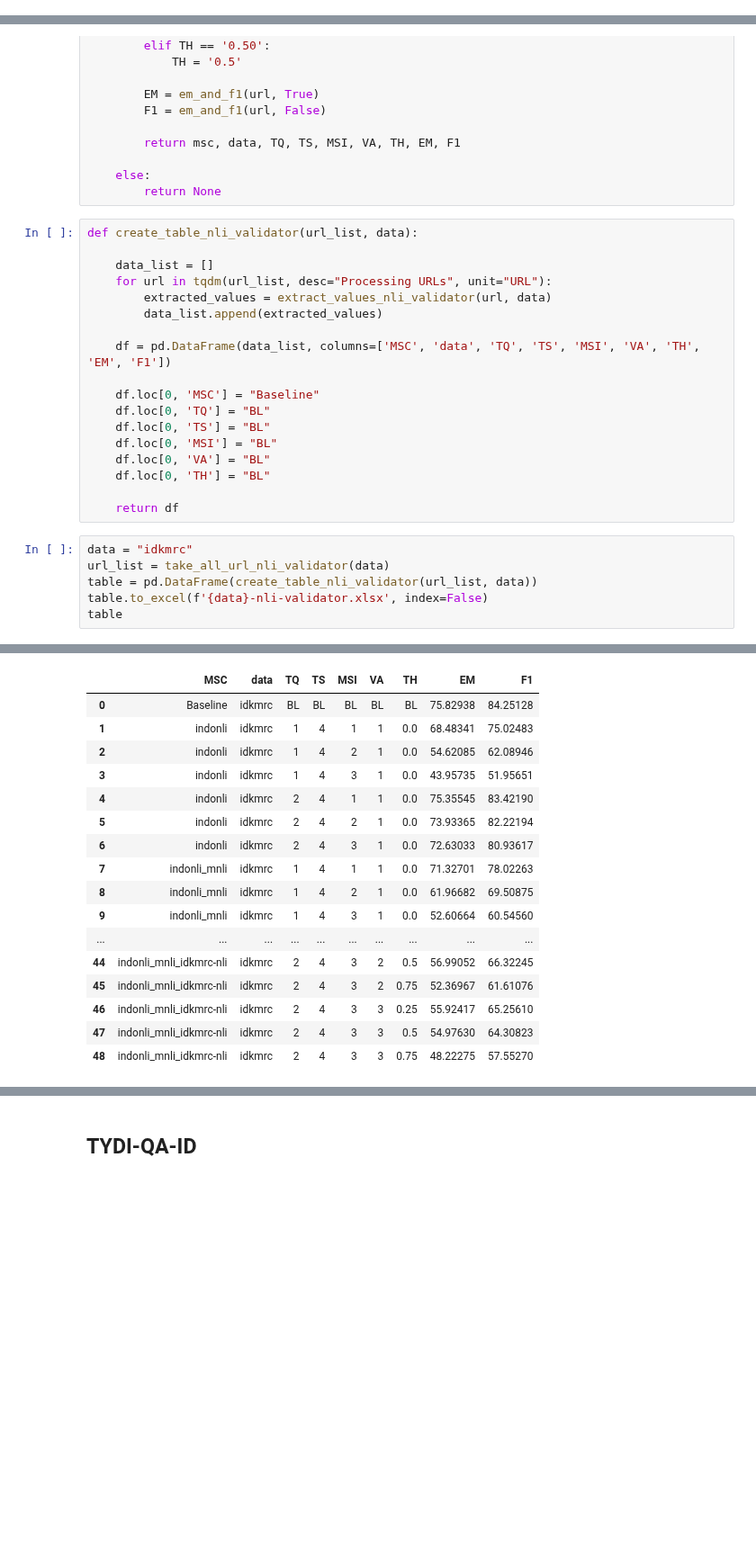
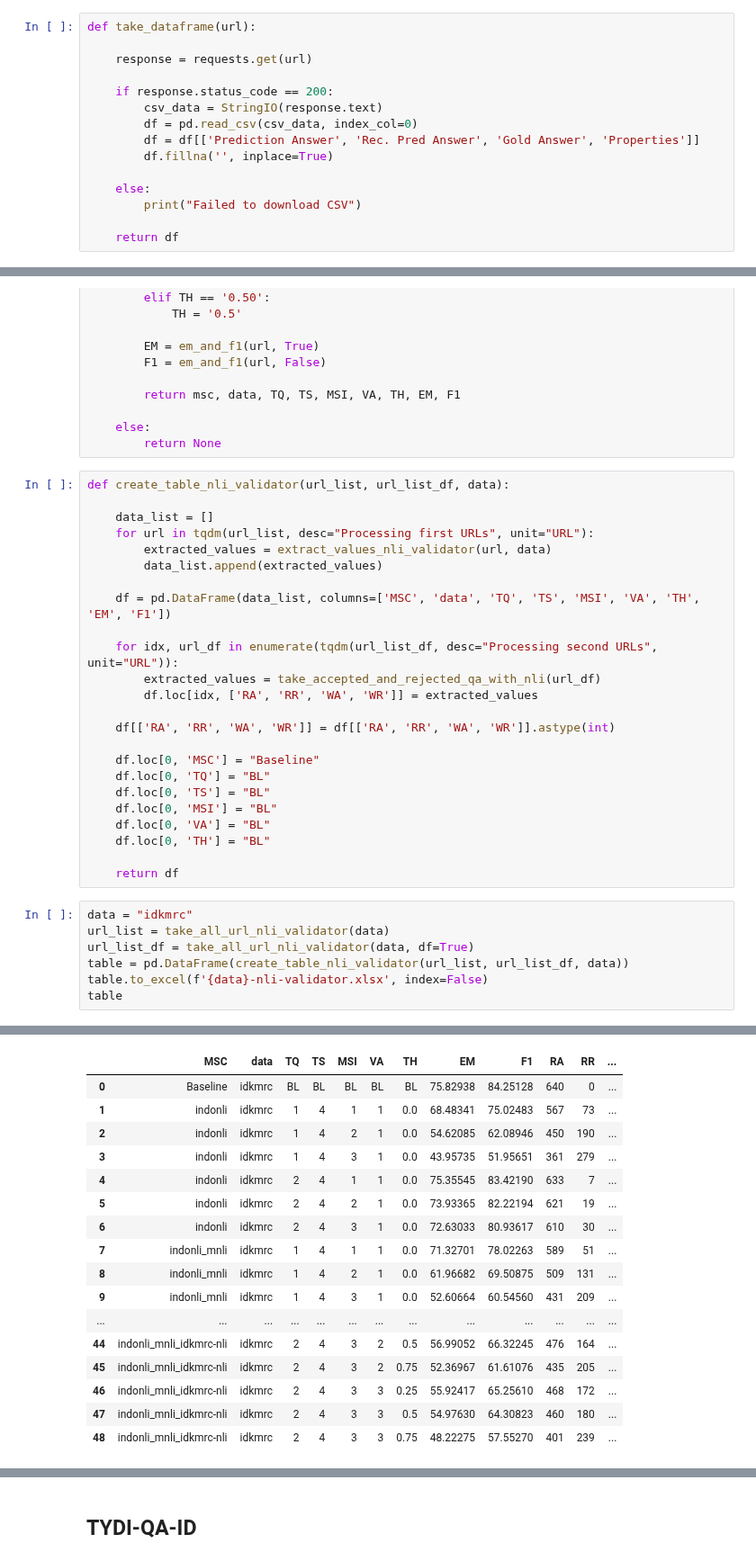
Before and after one commit to muhammadravi251001/multilingual-qas-with-nli, a Jupyter notebook: utilities/main table for paper.ipynb, the cells around one changed output, grey strips where cells are left out. Shown at 90% size. Cells and saved outputs as stored; diff of their text form; blank space fills up the shorter version.

Commit message:
update table to view accepted & rejected answer

```diff
--- a/utilities/main table for paper.ipynb
+++ b/utilities/main table for paper.ipynb
@@ -220,3 +240,18 @@ def take_all_url_nli_validator(data):
     url_arr = list(OrderedDict.fromkeys(url_arr))
     print("Amount of url:", len(url_arr))
     return url_arr
+# %%
+def take_dataframe(url):
+
+    response = requests.get(url)
+
+    if response.status_code == 200:
+        csv_data = StringIO(response.text)
+        df = pd.read_csv(csv_data, index_col=0)
+        df = df[['Prediction Answer', 'Rec. Pred Answer', 'Gold Answer', 'Properties']]
+        df.fillna('', inplace=True)
+
+    else:
+        print("Failed to download CSV")
+
+    return df
@@ -248,14 +326,20 @@ def extract_values_nli_validator(url, data):
     else:
         return None
 # %%
-def create_table_nli_validator(url_list, data):
+def create_table_nli_validator(url_list, url_list_df, data):
 
     data_list = []
-    for url in tqdm(url_list, desc="Processing URLs", unit="URL"):
+    for url in tqdm(url_list, desc="Processing first URLs", unit="URL"):
         extracted_values = extract_values_nli_validator(url, data)
         data_list.append(extracted_values)
 
     df = pd.DataFrame(data_list, columns=['MSC', 'data', 'TQ', 'TS', 'MSI', 'VA', 'TH', 'EM', 'F1'])
+
+    for idx, url_df in enumerate(tqdm(url_list_df, desc="Processing second URLs", unit="URL")):
+        extracted_values = take_accepted_and_rejected_qa_with_nli(url_df)
+        df.loc[idx, ['RA', 'RR', 'WA', 'WR']] = extracted_values
+
+    df[['RA', 'RR', 'WA', 'WR']] = df[['RA', 'RR', 'WA', 'WR']].astype(int)
 
     df.loc[0, 'MSC'] = "Baseline"
     df.loc[0, 'TQ'] = "BL"
@@ -268,7 +352,8 @@ def create_table_nli_validator(url_list, data):
 # %%
 data = "idkmrc"
 url_list = take_all_url_nli_validator(data)
-table = pd.DataFrame(create_table_nli_validator(url_list, data))
+url_list_df = take_all_url_nli_validator(data, df=True)
+table = pd.DataFrame(create_table_nli_validator(url_list, url_list_df, data))
 table.to_excel(f'{data}-nli-validator.xlsx', index=False)
 table
 # %% [output]
@@ -276,20 +362,20 @@ Amount of url: 49
-|  | MSC | data | TQ | TS | MSI | VA | TH | EM | F1 |
-| 0 | Baseline | idkmrc | BL | BL | BL | BL | BL | 75.82938 | 84.25128 |
-| 1 | indonli | idkmrc | 1 | 4 | 1 | 1 | 0.0 | 68.48341 | 75.02483 |
-| 2 | indonli | idkmrc | 1 | 4 | 2 | 1 | 0.0 | 54.62085 | 62.08946 |
-| 3 | indonli | idkmrc | 1 | 4 | 3 | 1 | 0.0 | 43.95735 | 51.95651 |
-| 4 | indonli | idkmrc | 2 | 4 | 1 | 1 | 0.0 | 75.35545 | 83.42190 |
-| 5 | indonli | idkmrc | 2 | 4 | 2 | 1 | 0.0 | 73.93365 | 82.22194 |
-| 6 | indonli | idkmrc | 2 | 4 | 3 | 1 | 0.0 | 72.63033 | 80.93617 |
-| 7 | indonli_mnli | idkmrc | 1 | 4 | 1 | 1 | 0.0 | 71.32701 | 78.02263 |
-| 8 | indonli_mnli | idkmrc | 1 | 4 | 2 | 1 | 0.0 | 61.96682 | 69.50875 |
-| 9 | indonli_mnli | idkmrc | 1 | 4 | 3 | 1 | 0.0 | 52.60664 | 60.54560 |
-| ... | ... | ... | ... | ... | ... | ... | ... | ... | ... |
-| 44 | indonli_mnli_idkmrc-nli | idkmrc | 2 | 4 | 3 | 2 | 0.5 | 56.99052 | 66.32245 |
-| 45 | indonli_mnli_idkmrc-nli | idkmrc | 2 | 4 | 3 | 2 | 0.75 | 52.36967 | 61.61076 |
-| 46 | indonli_mnli_idkmrc-nli | idkmrc | 2 | 4 | 3 | 3 | 0.25 | 55.92417 | 65.25610 |
-| 47 | indonli_mnli_idkmrc-nli | idkmrc | 2 | 4 | 3 | 3 | 0.5 | 54.97630 | 64.30823 |
-| 48 | indonli_mnli_idkmrc-nli | idkmrc | 2 | 4 | 3 | 3 | 0.75 | 48.22275 | 57.55270 |
+|  | MSC | data | TQ | TS | MSI | VA | TH | EM | F1 | RA | RR | ... |
+| 0 | Baseline | idkmrc | BL | BL | BL | BL | BL | 75.82938 | 84.25128 | 640 | 0 | ... |
+| 1 | indonli | idkmrc | 1 | 4 | 1 | 1 | 0.0 | 68.48341 | 75.02483 | 567 | 73 | ... |
+| 2 | indonli | idkmrc | 1 | 4 | 2 | 1 | 0.0 | 54.62085 | 62.08946 | 450 | 190 | ... |
+| 3 | indonli | idkmrc | 1 | 4 | 3 | 1 | 0.0 | 43.95735 | 51.95651 | 361 | 279 | ... |
+| 4 | indonli | idkmrc | 2 | 4 | 1 | 1 | 0.0 | 75.35545 | 83.42190 | 633 | 7 | ... |
+| 5 | indonli | idkmrc | 2 | 4 | 2 | 1 | 0.0 | 73.93365 | 82.22194 | 621 | 19 | ... |
+| 6 | indonli | idkmrc | 2 | 4 | 3 | 1 | 0.0 | 72.63033 | 80.93617 | 610 | 30 | ... |
+| 7 | indonli_mnli | idkmrc | 1 | 4 | 1 | 1 | 0.0 | 71.32701 | 78.02263 | 589 | 51 | ... |
+| 8 | indonli_mnli | idkmrc | 1 | 4 | 2 | 1 | 0.0 | 61.96682 | 69.50875 | 509 | 131 | ... |
+| 9 | indonli_mnli | idkmrc | 1 | 4 | 3 | 1 | 0.0 | 52.60664 | 60.54560 | 431 | 209 | ... |
+| ... | ... | ... | ... | ... | ... | ... | ... | ... | ... | ... | ... | ... |
+| 44 | indonli_mnli_idkmrc-nli | idkmrc | 2 | 4 | 3 | 2 | 0.5 | 56.99052 | 66.32245 | 476 | 164 | ... |
+| 45 | indonli_mnli_idkmrc-nli | idkmrc | 2 | 4 | 3 | 2 | 0.75 | 52.36967 | 61.61076 | 435 | 205 | ... |
+| 46 | indonli_mnli_idkmrc-nli | idkmrc | 2 | 4 | 3 | 3 | 0.25 | 55.92417 | 65.25610 | 468 | 172 | ... |
+| 47 | indonli_mnli_idkmrc-nli | idkmrc | 2 | 4 | 3 | 3 | 0.5 | 54.97630 | 64.30823 | 460 | 180 | ... |
+| 48 | indonli_mnli_idkmrc-nli | idkmrc | 2 | 4 | 3 | 3 | 0.75 | 48.22275 | 57.55270 | 401 | 239 | ... |
 # %%
 print(f"{data} sorted by EM")
 sorted_table = table.sort_values(by='EM', ascending=False)
```
Also changed, not shown: parts of 13 cells of this notebook.
